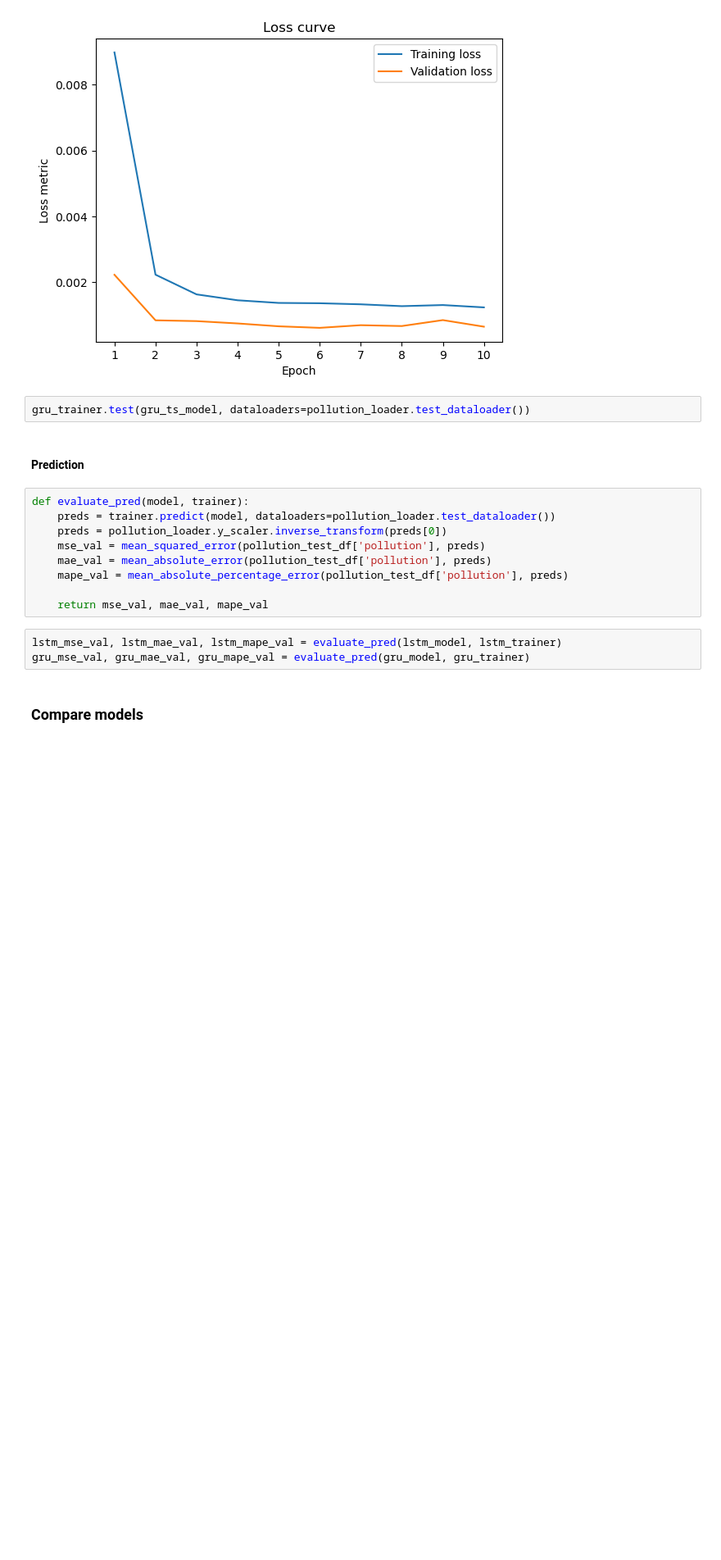
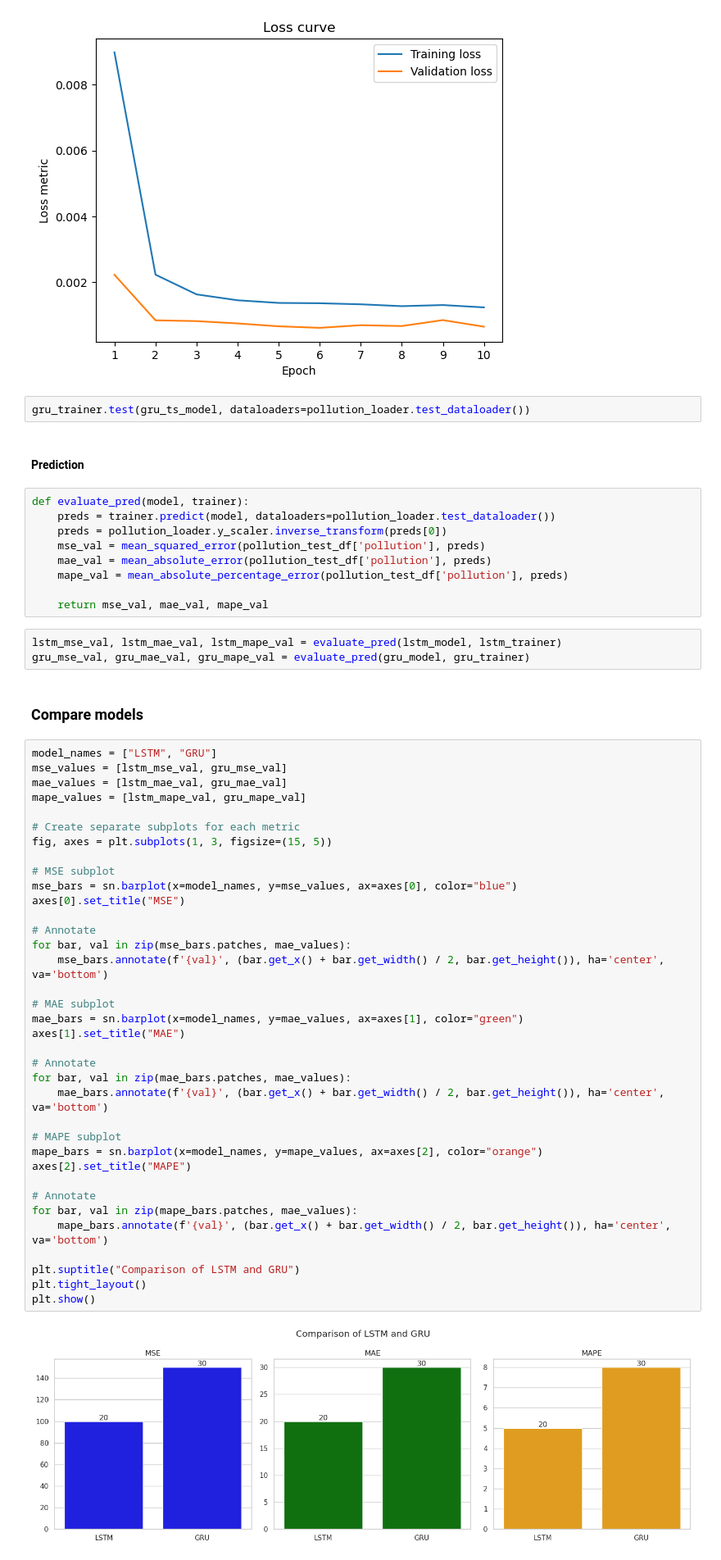
Before and after one commit to mrcljns/GRU-ML-presentation, a Jupyter notebook: gru_notebook.ipynb, the cells around one changed output. Shown at 82% size. Cells and saved outputs as stored; diff of their text form; blank space fills up the shorter version.

Commit message:
added comparison plot

```diff
--- a/gru_notebook.ipynb
+++ b/gru_notebook.ipynb
@@ -697,3 +690,41 @@ lstm_mse_val, lstm_mae_val, lstm_mape_val = evaluate_pred(lstm_model, lstm_train
 gru_mse_val, gru_mae_val, gru_mape_val = evaluate_pred(gru_model, gru_trainer)
 # %% [markdown]
 ### Compare models
+# %%
+model_names = ["LSTM", "GRU"]
+mse_values = [lstm_mse_val, gru_mse_val]
+mae_values = [lstm_mae_val, gru_mae_val]
+mape_values = [lstm_mape_val, gru_mape_val]
+
+# Create separate subplots for each metric
+fig, axes = plt.subplots(1, 3, figsize=(15, 5))
+
+# MSE subplot
+mse_bars = sn.barplot(x=model_names, y=mse_values, ax=axes[0], color="blue")
+axes[0].set_title("MSE")
+
+# Annotate
+for bar, val in zip(mse_bars.patches, mae_values):
+    mse_bars.annotate(f'{val}', (bar.get_x() + bar.get_width() / 2, bar.get_height()), ha='center', va='bottom')
+
+# MAE subplot
+mae_bars = sn.barplot(x=model_names, y=mae_values, ax=axes[1], color="green")
+axes[1].set_title("MAE")
+
+# Annotate
+for bar, val in zip(mae_bars.patches, mae_values):
+    mae_bars.annotate(f'{val}', (bar.get_x() + bar.get_width() / 2, bar.get_height()), ha='center', va='bottom')
+
+# MAPE subplot
+mape_bars = sn.barplot(x=model_names, y=mape_values, ax=axes[2], color="orange")
+axes[2].set_title("MAPE")
+
+# Annotate
+for bar, val in zip(mape_bars.patches, mae_values):
+    mape_bars.annotate(f'{val}', (bar.get_x() + bar.get_width() / 2, bar.get_height()), ha='center', va='bottom')
+
+plt.suptitle("Comparison of LSTM and GRU")
+plt.tight_layout()
+plt.show()
+# %% [output]
+[figure, added]
```
Also changed, not shown: parts of 3 cells of this notebook.
